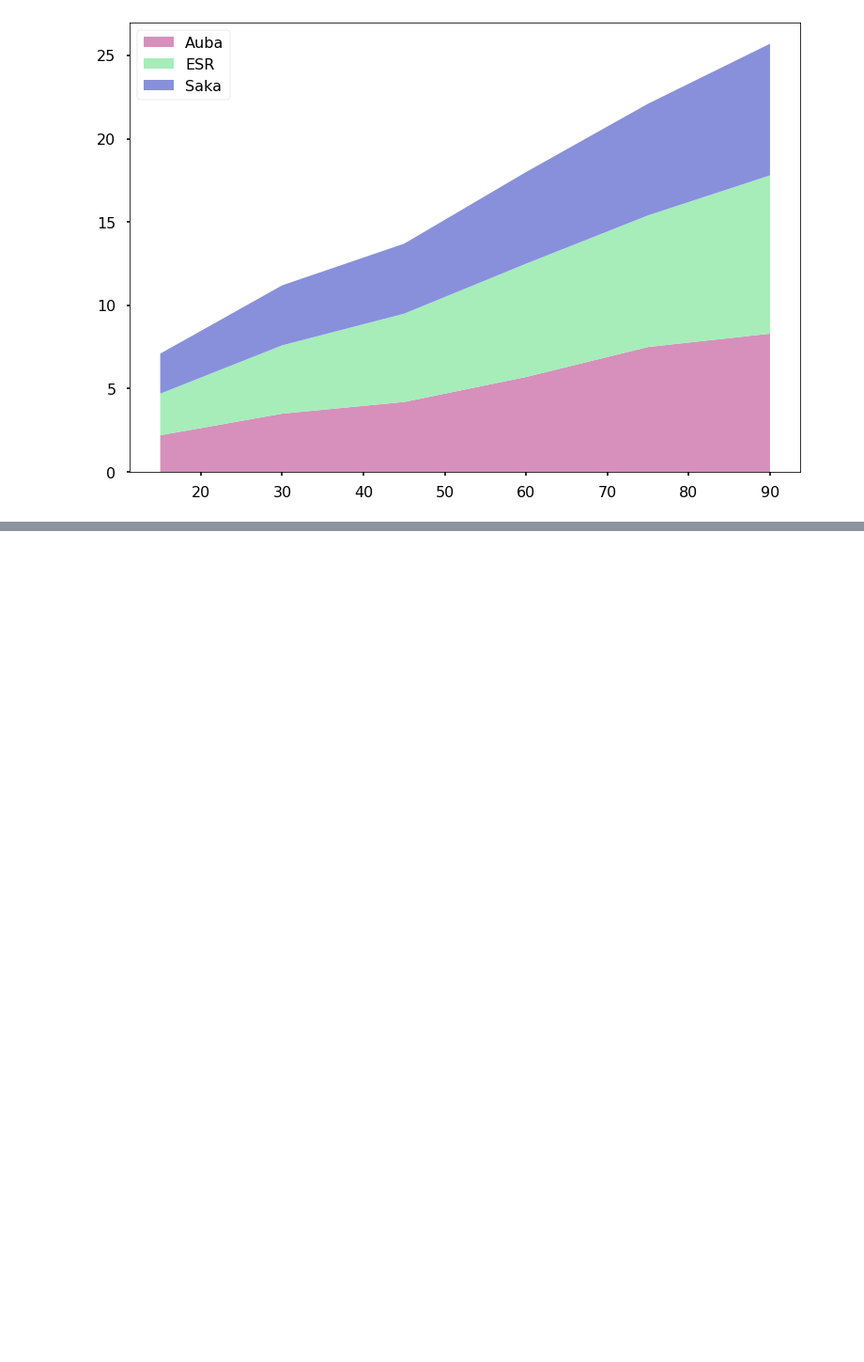
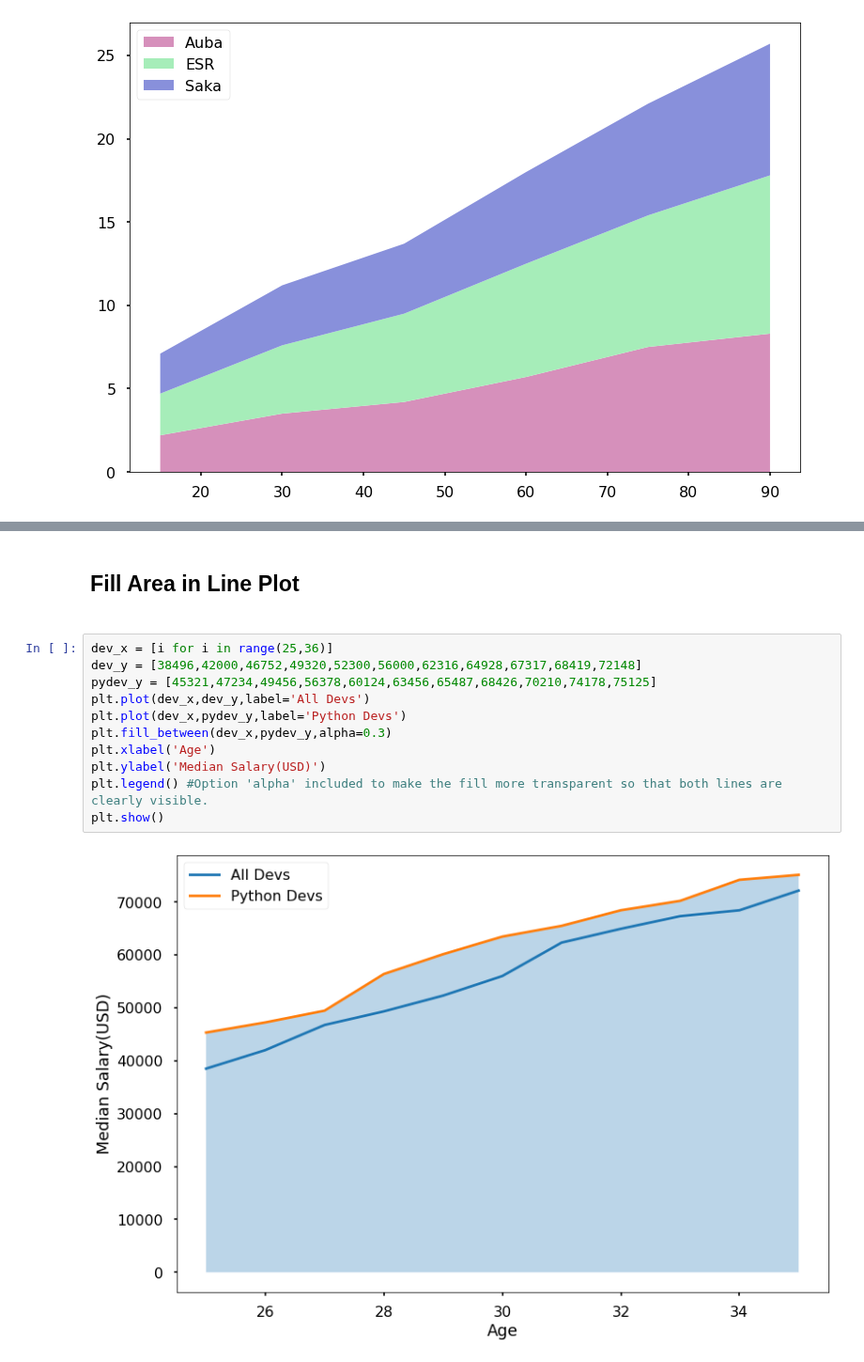
Before and after one commit to Raghav087/Python, a Jupyter notebook: Matplotlib.ipynb, the cells around one changed output, grey strips where cells are left out. Shown at 94% size. Cells and saved outputs as stored; diff of their text form; blank space fills up the shorter version.

```diff
--- a/Matplotlib.ipynb
+++ b/Matplotlib.ipynb
@@ -236,0 +237,15 @@ plt.show()
+# %% [markdown]
+<h2>Fill Area in Line Plot<h2>
+# %%
+dev_x = [i for i in range(25,36)]
+dev_y = [38496,42000,46752,49320,52300,56000,62316,64928,67317,68419,72148]
+pydev_y = [45321,47234,49456,56378,60124,63456,65487,68426,70210,74178,75125]
+plt.plot(dev_x,dev_y,label='All Devs')
+plt.plot(dev_x,pydev_y,label='Python Devs')
+plt.fill_between(dev_x,pydev_y,alpha=0.3)
+plt.xlabel('Age')
+plt.ylabel('Median Salary(USD)')
+plt.legend() #Option 'alpha' included to make the fill more transparent so that both lines are clearly visible.
+plt.show()
+# %% [output]
+[figure, added]
```
Also changed, not shown: parts of 15 cells of this notebook.
